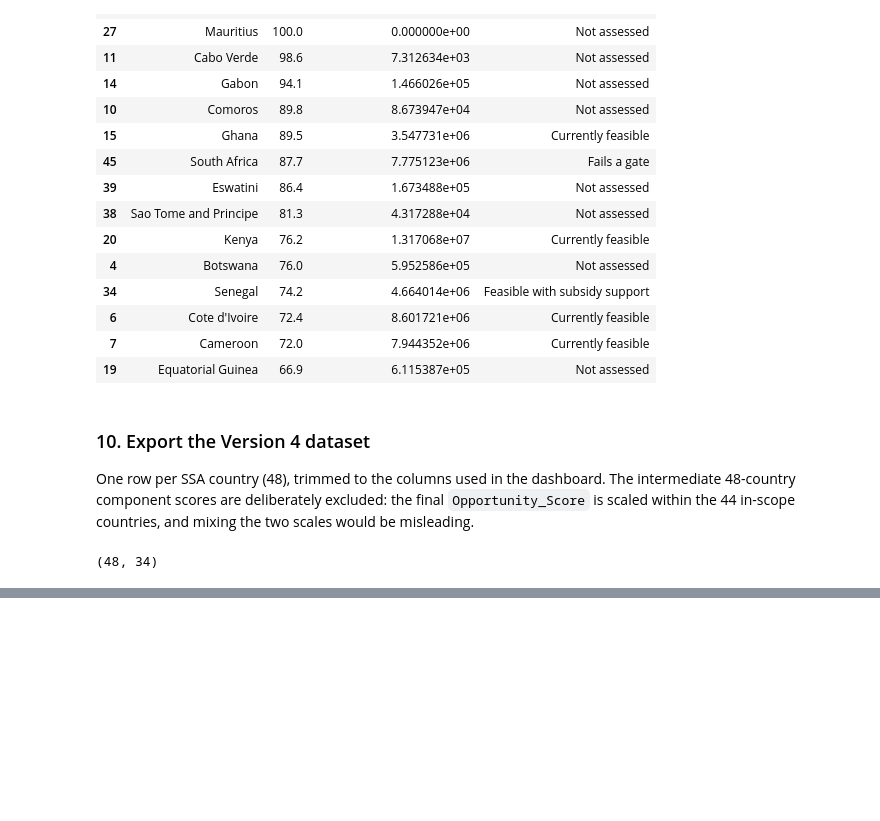
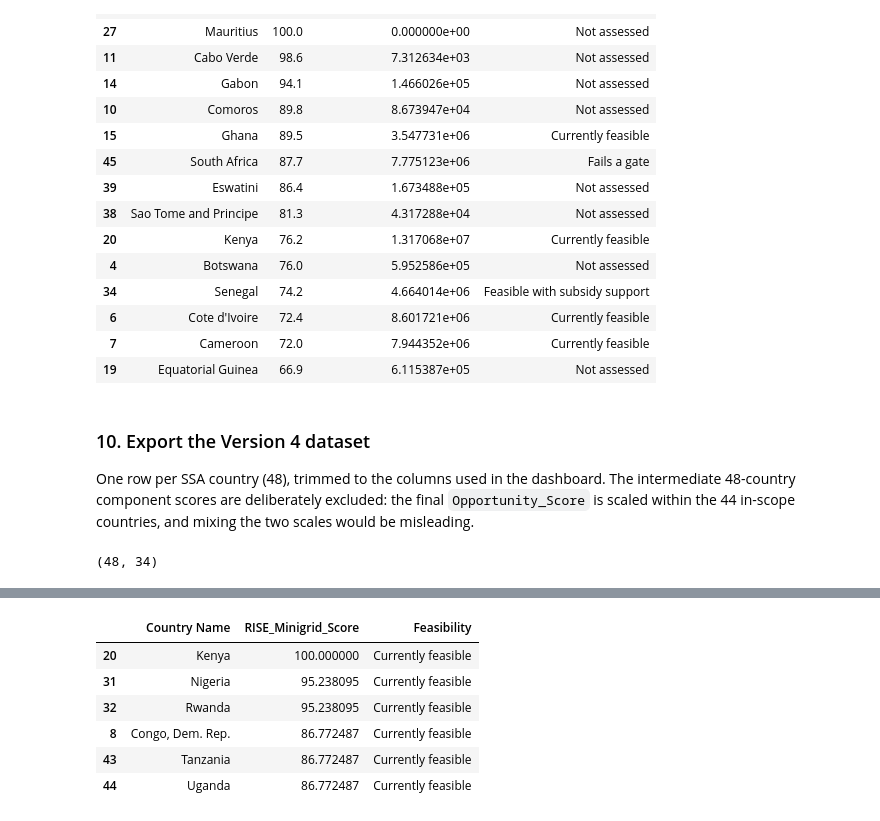
Before and after one commit to meezhay/energy-market-intelligence, a Jupyter notebook: notebooks/04_market_readiness.ipynb, the cells around one changed output, grey strips where cells are left out. Saved outputs shown, nothing was run; the diff lists cells and outputs as text; code cells hidden in the pictures; blank space fills up the shorter version.

```diff
--- a/notebooks/04_market_readiness.ipynb
+++ b/notebooks/04_market_readiness.ipynb
@@ -541,0 +569,16 @@ v4_export.shape
+# %%
+# Slide 7: top regulatory readiness (RISE mini-grid score)
+# rank(method="min") keeps tied countries together, so 'top 5' may return more than 5 rows
+readiness_rank = v4_export["RISE_Minigrid_Score"].rank(ascending=False, method="min")
+
+v4_export.loc[readiness_rank <= 5, ["Country Name", "RISE_Minigrid_Score", "Feasibility"]].sort_values(
+    "RISE_Minigrid_Score", ascending=False
+)
+# %% [output]
+|  | Country Name | RISE_Minigrid_Score | Feasibility |
+| 20 | Kenya | 100.000000 | Currently feasible |
+| 31 | Nigeria | 95.238095 | Currently feasible |
+| 32 | Rwanda | 95.238095 | Currently feasible |
+| 8 | Congo, Dem. Rep. | 86.772487 | Currently feasible |
+| 43 | Tanzania | 86.772487 | Currently feasible |
+| 44 | Uganda | 86.772487 | Currently feasible |
```
Also changed, not shown: parts of 4 cells of this notebook, 3 other files.
